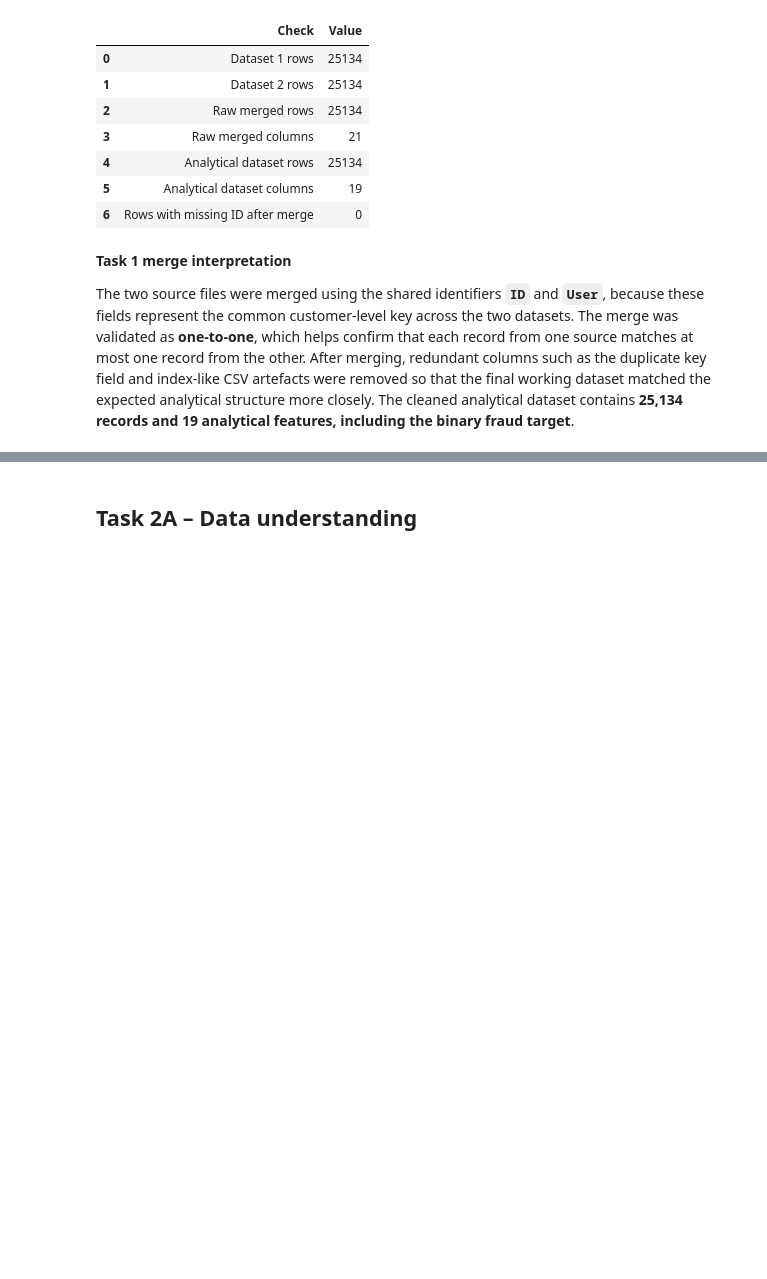
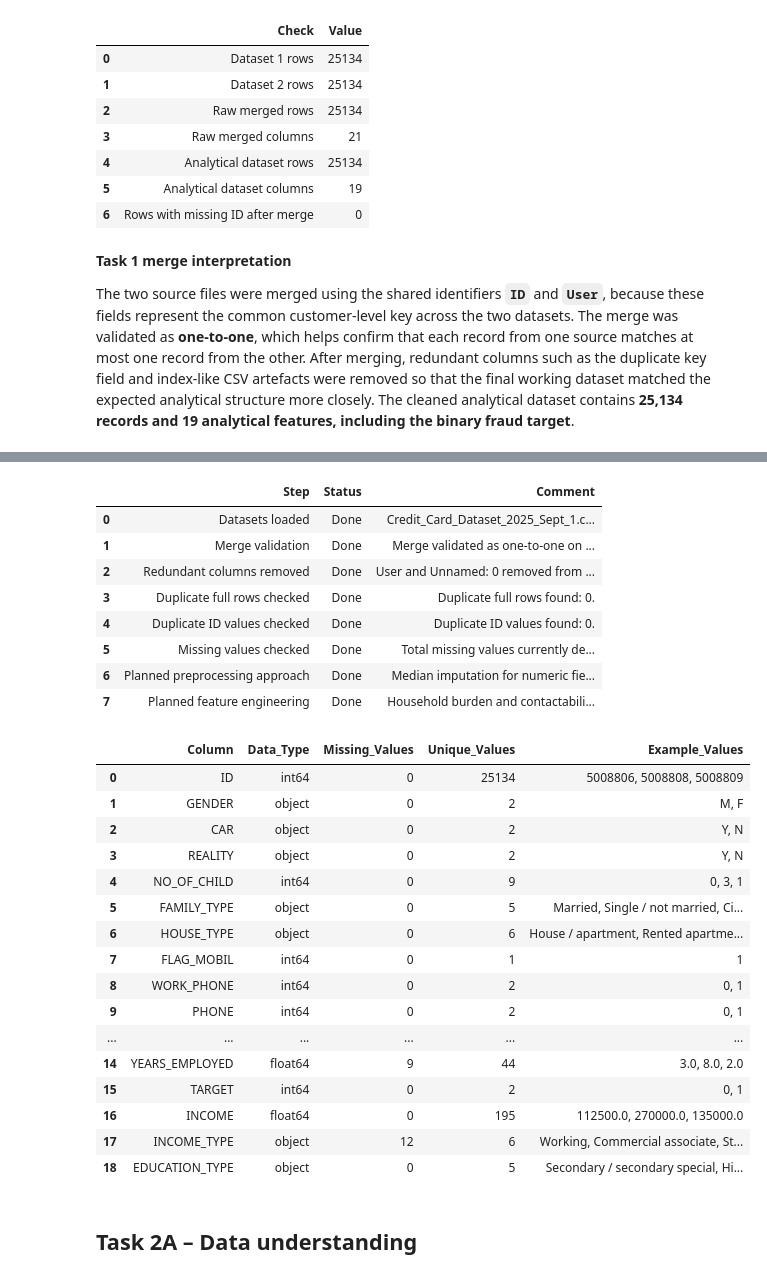
Before and after one commit to AabidhaRifky/CL-MCSDS-CMU-10-04_CMP7005_Fraud_Detection_Analysis, a Jupyter notebook: notebook/cmp7005_fraud_detection.ipynb, the cells around one changed output, grey strips where cells are left out. Saved outputs shown, nothing was run; the diff lists cells and outputs as text; code cells hidden in the pictures; blank space fills up the shorter version.

```diff
--- a/notebook/cmp7005_fraud_detection.ipynb
+++ b/notebook/cmp7005_fraud_detection.ipynb
@@ -146,3 +193,70 @@ The two source files were merged using the shared identifiers **`ID`** and **`Us
+# %%
+audit_duplicate_full_rows = int(data.duplicated().sum())
+audit_duplicate_id_rows = int(data["ID"].duplicated().sum()) if "ID" in data.columns else np.nan
+audit_total_missing = int(data.isnull().sum().sum())
+
+cleaning_log_df = pd.DataFrame([
+    ["Datasets loaded", "Done", f"{file1.name} and {file2.name} loaded successfully."],
+    ["Merge validation", "Done", "Merge validated as one-to-one on ID and User."],
+    ["Redundant columns removed", "Done", "User and Unnamed: 0 removed from the analytical dataset where present."],
+    ["Duplicate full rows checked", "Done", f"Duplicate full rows found: {audit_duplicate_full_rows}."],
+    ["Duplicate ID values checked", "Done", f"Duplicate ID values found: {audit_duplicate_id_rows}."],
+    ["Missing values checked", "Done", f"Total missing values currently detected in the analytical dataset: {audit_total_missing}."],
+    ["Planned preprocessing approach", "Done", "Median imputation for numeric fields, mode imputation for categorical fields, and selective EDA outlier handling."],
+    ["Planned feature engineering", "Done", "Household burden and contactability features are added later in Task 2B."]
+], columns=["Step", "Status", "Comment"])
+
+display(cleaning_log_df)
+cleaning_log_df.to_csv("tables/cleaning_log_summary.csv", index=False)
+
+def build_data_dictionary(df_in: pd.DataFrame, max_examples: int = 3) -> pd.DataFrame:
+    rows = []
+    for col in df_in.columns:
+        series = df_in[col]
+        non_null_examples = series.dropna().astype(str).unique().tolist()[:max_examples]
+        rows.append({
+            "Column": col,
+            "Data_Type": str(series.dtype),
+            "Missing_Values": int(series.isnull().sum()),
+            "Unique_Values": int(series.nunique(dropna=False)),
+            "Example_Values": ", ".join(non_null_examples)
+        })
+    return pd.DataFrame(rows)
+
+data_dictionary_df = build_data_dictionary(data)
+display(data_dictionary_df)
+
+data_dictionary_df.to_csv("tables/data_dictionary.csv", index=False)
+with open("reports/data_dictionary.md", "w", encoding="utf-8") as f:
+    f.write("# Data Dictionary\n\n")
+    f.write(data_dictionary_df.to_markdown(index=False))
+# %% [output]
+|  | Step | Status | Comment |
+| 0 | Datasets loaded | Done | Credit_Card_Dataset_2025_Sept_1.c... |
+| 1 | Merge validation | Done | Merge validated as one-to-one on ... |
+| 2 | Redundant columns removed | Done | User and Unnamed: 0 removed from ... |
+| 3 | Duplicate full rows checked | Done | Duplicate full rows found: 0. |
+| 4 | Duplicate ID values checked | Done | Duplicate ID values found: 0. |
+| 5 | Missing values checked | Done | Total missing values currently de... |
+| 6 | Planned preprocessing approach | Done | Median imputation for numeric fie... |
+| 7 | Planned feature engineering | Done | Household burden and contactabili... |
+|  | Column | Data_Type | Missing_Values | Unique_Values | Example_Values |
+| 0 | ID | int64 | 0 | 25134 | 5008806, 5008808, 5008809 |
+| 1 | GENDER | object | 0 | 2 | M, F |
+| 2 | CAR | object | 0 | 2 | Y, N |
+| 3 | REALITY | object | 0 | 2 | Y, N |
+| 4 | NO_OF_CHILD | int64 | 0 | 9 | 0, 3, 1 |
+| 5 | FAMILY_TYPE | object | 0 | 5 | Married, Single / not married, Ci... |
+| 6 | HOUSE_TYPE | object | 0 | 6 | House / apartment, Rented apartme... |
+| 7 | FLAG_MOBIL | int64 | 0 | 1 | 1 |
+| 8 | WORK_PHONE | int64 | 0 | 2 | 0, 1 |
+| 9 | PHONE | int64 | 0 | 2 | 0, 1 |
+| ... | ... | ... | ... | ... | ... |
+| 14 | YEARS_EMPLOYED | float64 | 9 | 44 | 3.0, 8.0, 2.0 |
+| 15 | TARGET | int64 | 0 | 2 | 0, 1 |
+| 16 | INCOME | float64 | 0 | 195 | 112500.0, 270000.0, 135000.0 |
+| 17 | INCOME_TYPE | object | 12 | 6 | Working, Commercial associate, St... |
+| 18 | EDUCATION_TYPE | object | 0 | 5 | Secondary / secondary special, Hi... |
 # %% [markdown]
 ## Task 2A – Data understanding
 # %%
```
Also changed, not shown: parts of 22 cells of this notebook.
